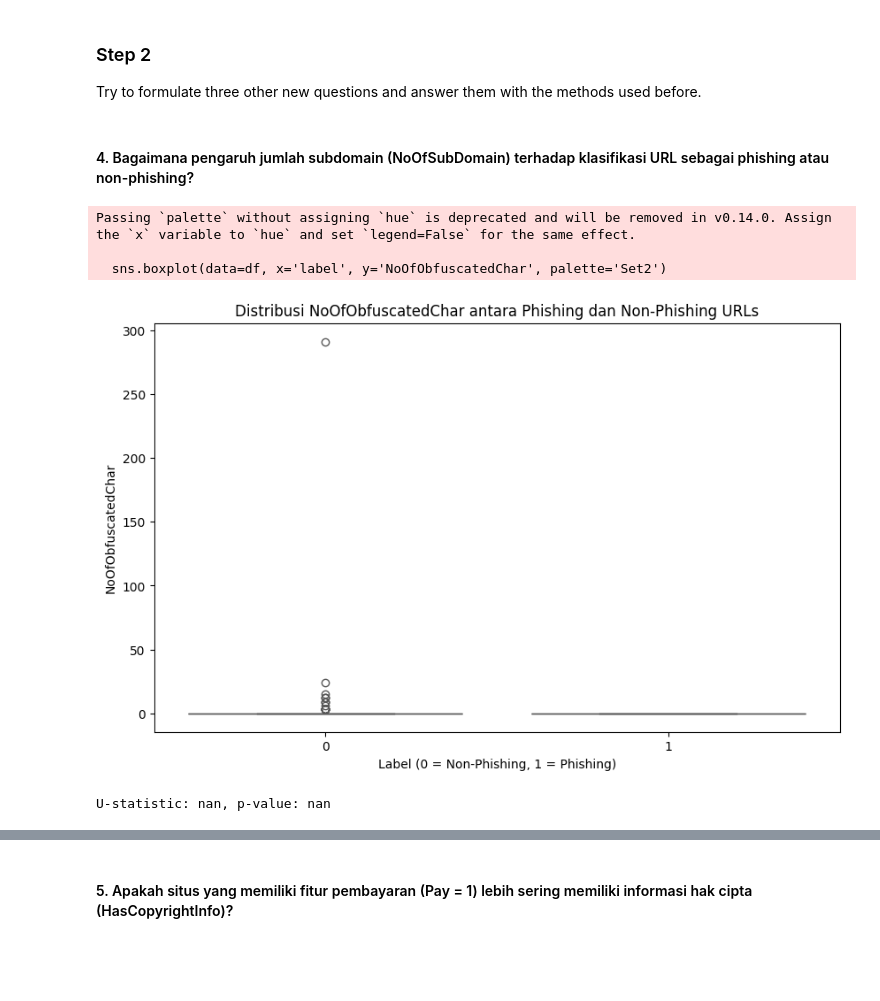
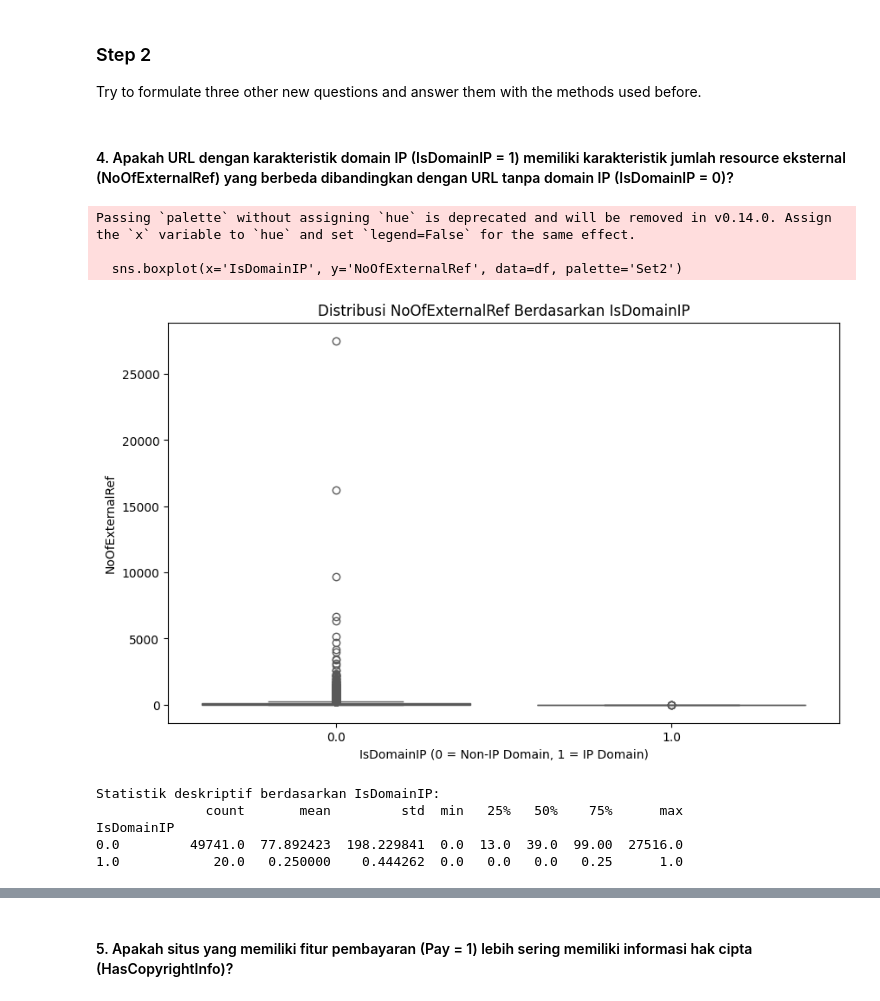
Before and after one commit to AhmadFawwazi/Exploratory-Data-Analysis, a Jupyter notebook: Tucil2_18222108_18222117.ipynb, the cells around one changed output, grey strips where cells are left out. Drawn from its saved outputs; the diff is of its cells as text; code cells hidden in the pictures; blank space fills up the shorter version.

```diff
--- a/Tucil2_18222108_18222117.ipynb
+++ b/Tucil2_18222108_18222117.ipynb
@@ -567,26 +567,26 @@ Website phishing cenderung memiliki sumber daya yang lebih banyak (gambar, CSS,
 ### Step 2
 
 Try to formulate three other new questions and answer them with the methods used before.
-# %% [markdown]
-#### 4. Bagaimana pengaruh jumlah subdomain (NoOfSubDomain) terhadap klasifikasi URL sebagai phishing atau non-phishing?
-# %%
-from scipy.stats import mannwhitneyu
-
-plt.figure(figsize=(10, 6))
-sns.boxplot(data=df, x='label', y='NoOfObfuscatedChar', palette='Set2')
-plt.title('Distribusi NoOfObfuscatedChar antara Phishing dan Non-Phishing URLs')
-plt.xlabel('Label (0 = Non-Phishing, 1 = Phishing)')
-plt.ylabel('NoOfObfuscatedChar')
-plt.show()
-
-phishing_urls = df[df['label'] == 1]['NoOfSubDomain']
-non_phishing_urls = df[df['label'] == 0]['NoOfSubDomain']
-
-u_statistic, p_value = mannwhitneyu(phishing_urls, non_phishing_urls)
-print(f'U-statistic: {u_statistic}, p-value: {p_value}')
-# %% [output]
-Passing `palette` without assigning `hue` is deprecated and will be removed in v0.14.0. Assign the `x` variable to `hue` and set `legend=False` for the same effect.
-
-  sns.boxplot(data=df, x='label', y='NoOfObfuscatedChar', palette='Set2')
-[figure, removed]
-U-statistic: nan, p-value: nan
+# %% [markdown]
+#### 4. Apakah URL dengan karakteristik domain IP (IsDomainIP = 1) memiliki karakteristik jumlah resource eksternal (NoOfExternalRef) yang berbeda dibandingkan dengan URL tanpa domain IP (IsDomainIP = 0)?
+# %%
+plt.figure(figsize=(10, 6))
+sns.boxplot(x='IsDomainIP', y='NoOfExternalRef', data=df, palette='Set2')
+plt.title('Distribusi NoOfExternalRef Berdasarkan IsDomainIP')
+plt.xlabel('IsDomainIP (0 = Non-IP Domain, 1 = IP Domain)')
+plt.ylabel('NoOfExternalRef')
+plt.show()
+
+stats = df.groupby('IsDomainIP')['NoOfExternalRef'].describe()
+print("Statistik deskriptif berdasarkan IsDomainIP:")
+print(stats)
+# %% [output]
+Passing `palette` without assigning `hue` is deprecated and will be removed in v0.14.0. Assign the `x` variable to `hue` and set `legend=False` for the same effect.
+
+  sns.boxplot(x='IsDomainIP', y='NoOfExternalRef', data=df, palette='Set2')
+[figure, added]
+Statistik deskriptif berdasarkan IsDomainIP:
+              count       mean         std  min   25%   50%    75%      max
+IsDomainIP
+0.0         49741.0  77.892423  198.229841  0.0  13.0  39.0  99.00  27516.0
+1.0            20.0   0.250000    0.444262  0.0   0.0   0.0   0.25      1.0
```
Also changed, not shown: parts of 2 cells of this notebook.
